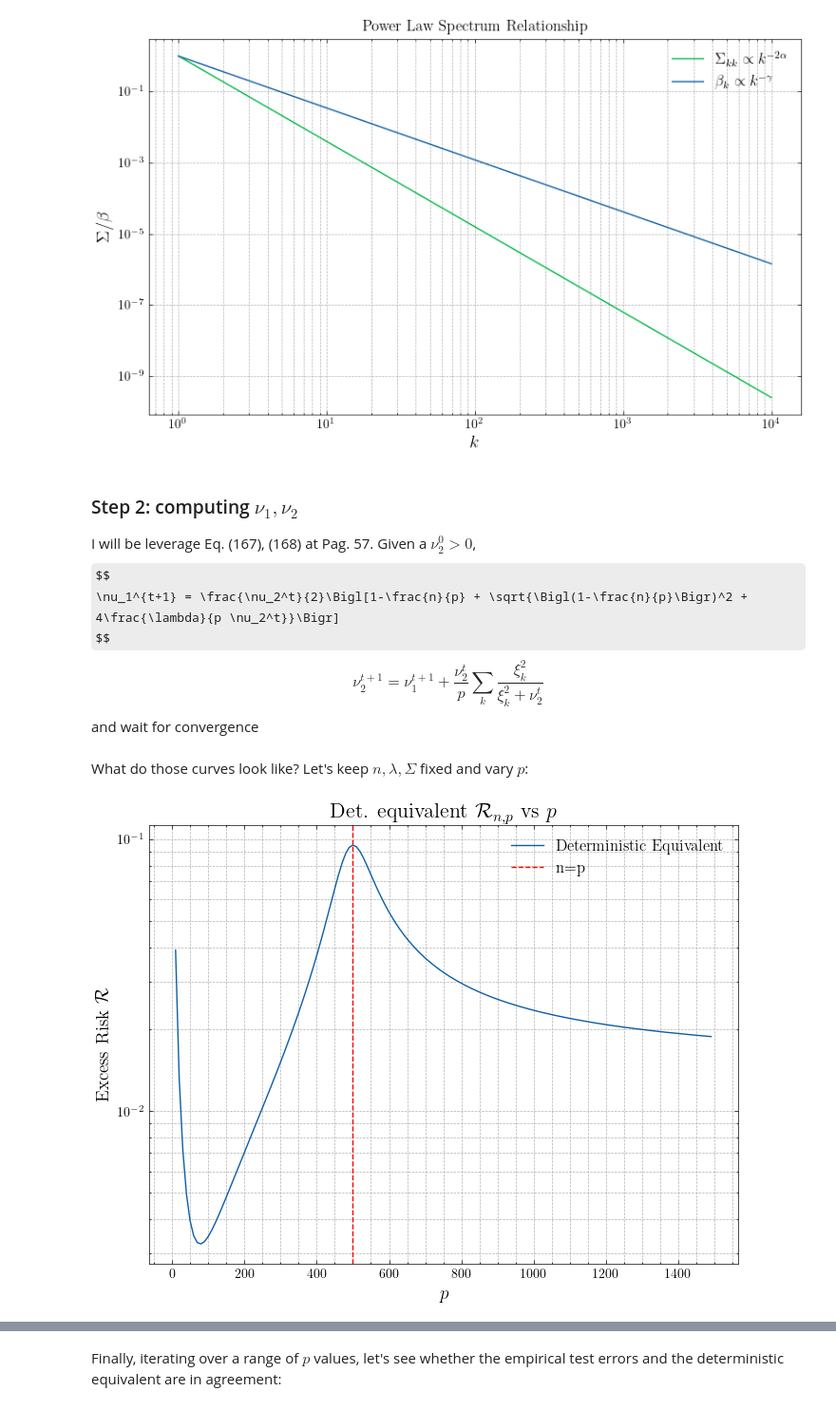
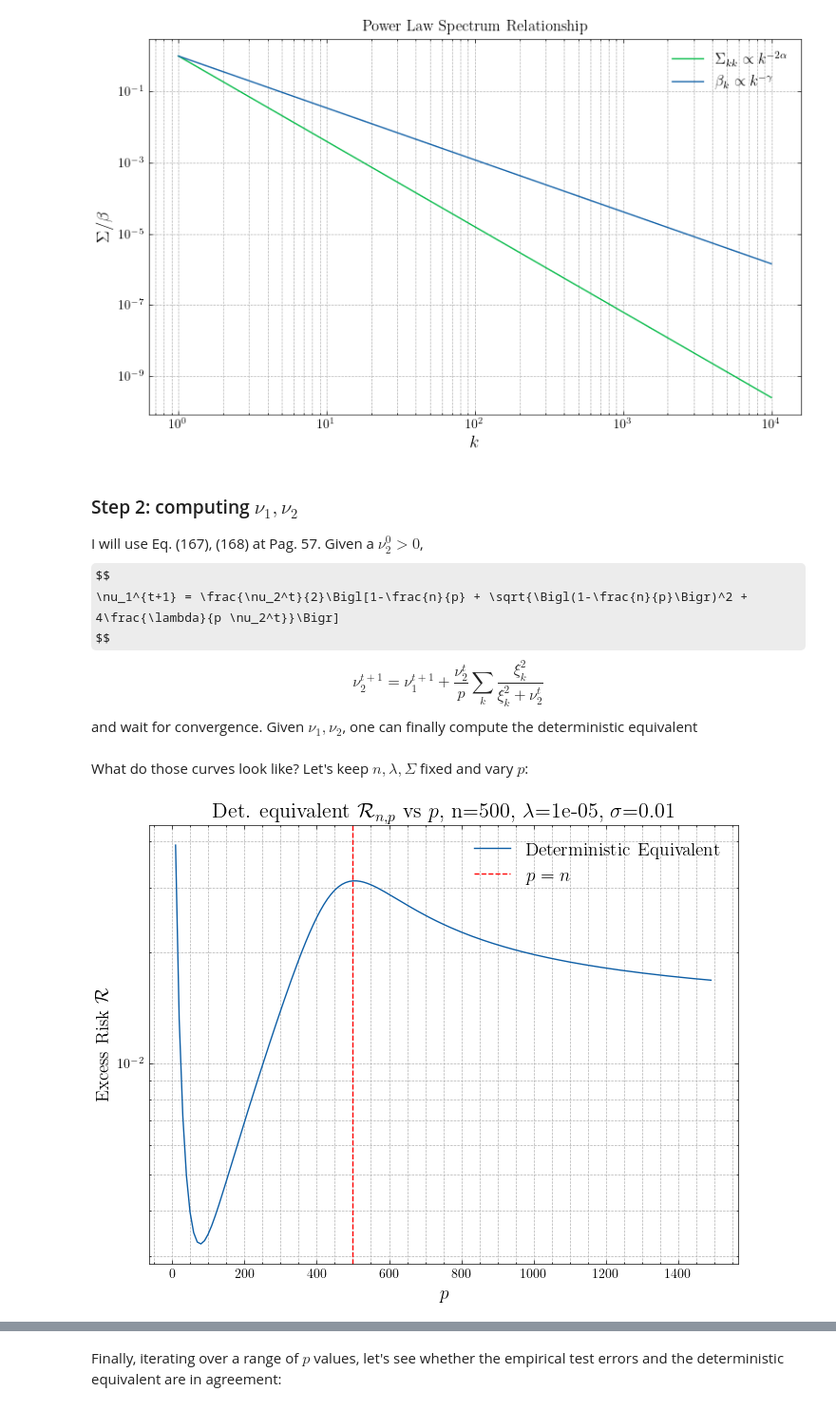
Before and after one commit to lorenzorizzi17/NeuralScaling, a Jupyter notebook: deterministicEquivalentRFRR.ipynb, the cells around one changed output, grey strips where cells are left out. Shown at 95% size. Saved outputs shown, nothing was run; the diff lists cells and outputs as text; code cells hidden in the pictures; some formulas as TeX source.

```diff
--- a/deterministicEquivalentRFRR.ipynb
+++ b/deterministicEquivalentRFRR.ipynb
@@ -78,14 +78,14 @@ plt.show()
 # %% [markdown]
 ### Step 2: computing $\nu_1, \nu_2$
 
-I will be leverage Eq. (167), (168) at Pag. 57. Given a $\nu_2^0 > 0$,
+I will use Eq. (167), (168) at Pag. 57. Given a $\nu_2^0 > 0$,
 $$
 \nu_1^{t+1} = \frac{\nu_2^t}{2}\Bigl[1-\frac{n}{p} + \sqrt{\Bigl(1-\frac{n}{p}\Bigr)^2 + 4\frac{\lambda}{p \nu_2^t}}\Bigr]
 $$
 $$
 \nu_2^{t+1} = \nu_1^{t+1} + \frac{\nu_2^t}{p}\sum_k \frac{\xi_k^2}{\xi_k^2+\nu_2^t}
 $$
-and wait for convergence
+and wait for convergence. Given $\nu_1, \nu_2$, one can finally compute the deterministic equivalent
 # %%
 def solveNu1Nu2(n : int, p : int, lambd : float, Sigma : np.array, tolerance=1e-10, maxIter=1000):
     nu2 = 1
@@ -115,31 +115,31 @@ What do those curves look like? Let's keep $n, \lambda, \Sigma$ fixed and vary $
 # %%
 pValues = np.arange(10, 1500, 10)
 detEquiv = np.zeros(len(pValues))
 
-lambd = 1e-6
+lambd = 1e-5
 cutoff = 10**5
 n = 500
 alpha = 1.2
 gamma = 1.4
 Sigma = np.array([i**(-2*alpha) for i in range(1, cutoff+1)])
 beta = np.array([i**(-gamma) for i in range(1, cutoff+1)])
 
 for i, p in enumerate(pValues):
     Var, Bias = computeDeterministicEquivalent(n, p, lambd, 0.1, Sigma, beta)
     detEquiv[i] = Var + Bias
 
 plt.figure(figsize=(8,6))
 plt.plot(pValues, detEquiv, label="Deterministic Equivalent")
 plt.xlabel("$p$", fontsize=14)
 plt.ylabel("Excess Risk $\mathcal{R}$", fontsize=14)
-plt.axvline(x=n, color='r', linestyle='--', label="n=p")
+plt.axvline(x=n, color='r', linestyle='--', label="$p = n$")
 plt.yscale("log")
-plt.title("Det. equivalent $\mathcal{R}_{n,p}$ vs $p$", fontsize=16)
-plt.legend(fontsize=12)
+plt.title(f"Det. equivalent $\mathcal{{R}}_{{n,p}}$ vs $p$, n={n}, $\lambda$={lambd}, $\sigma$=0.01", fontsize=16)
+plt.legend(fontsize=14)
 plt.grid(True, which="both", ls="--", lw=0.5)
 plt.show()
 # %% [output]
-[figure, old version]
+[figure, new version]
 # %% [markdown]
 ### Step 3: generating the training set (and the model)
 The feature matrix $Z$ of the Random Feature model only sees the "feature representation" version of the vectors $\vec x, \vec w$, i.e. (Appendix B.1 Preliminaries):
```
Also changed, not shown: parts of 4 cells of this notebook, 1 other file.
